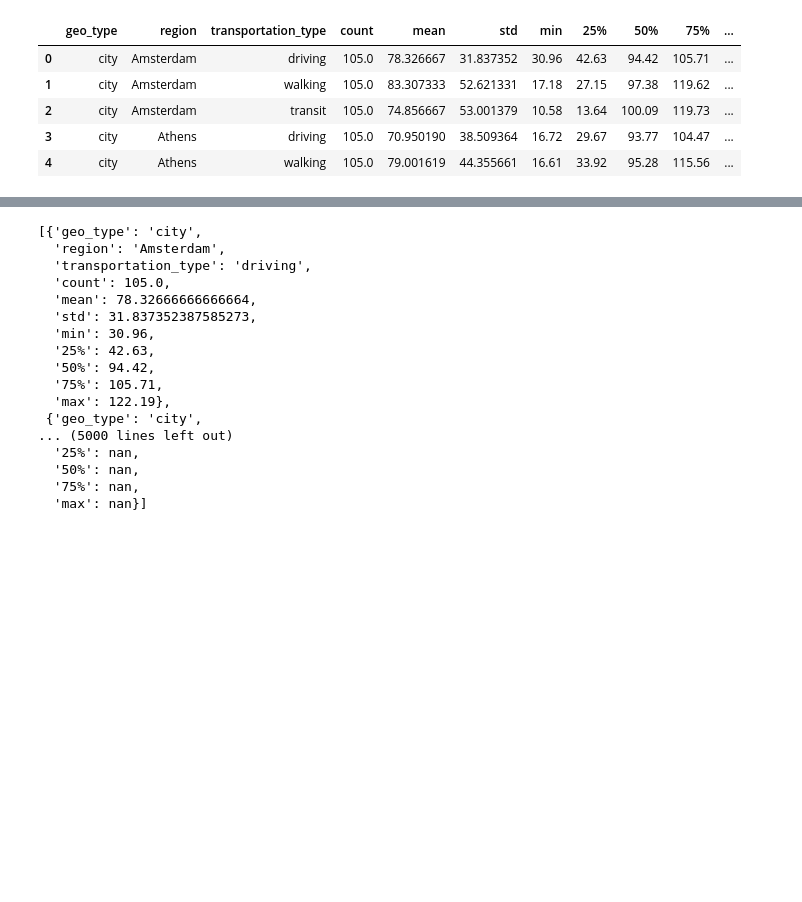
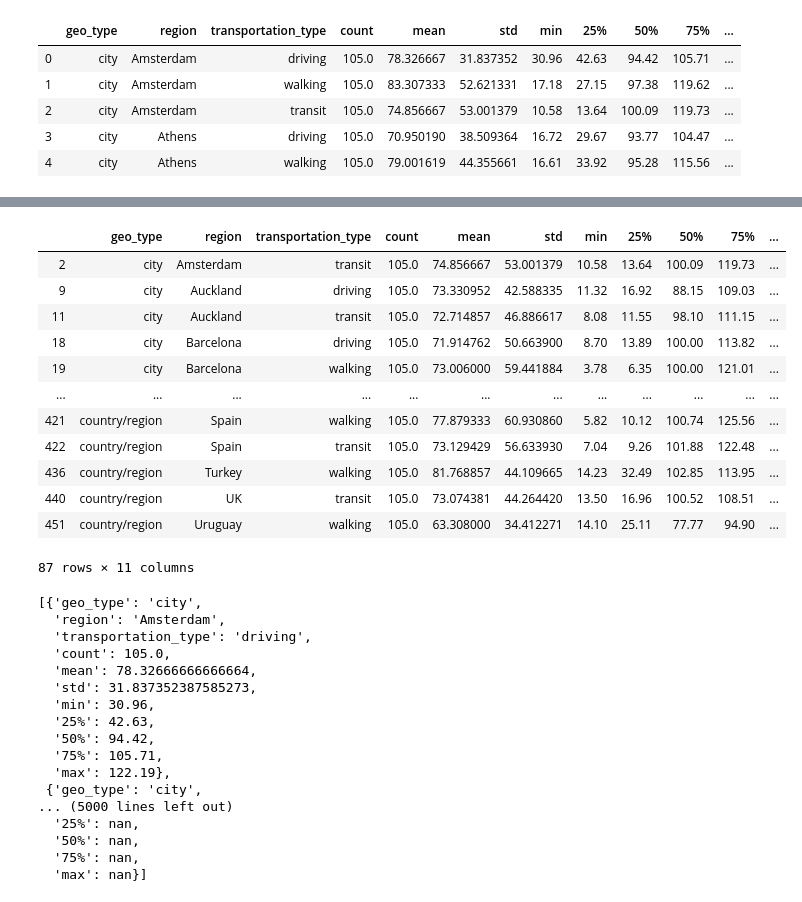
Before and after one commit to rockhound03/CovidDataExplore, a Jupyter notebook: Covid_analytics.ipynb, the cells around one changed output, grey strips where cells are left out. Saved outputs shown, nothing was run; the diff lists cells and outputs as text; code cells hidden in the pictures; blank space fills up the shorter version.

```diff
--- a/Covid_analytics.ipynb
+++ b/Covid_analytics.ipynb
@@ -164,3 +178,19 @@ stats_df.head(5)
+# %%
+below
+# %% [output]
+|  | geo_type | region | transportation_type | count | mean | std | min | 25% | 50% | 75% | ... |
+| 2 | city | Amsterdam | transit | 105.0 | 74.856667 | 53.001379 | 10.58 | 13.64 | 100.09 | 119.73 | ... |
+| 9 | city | Auckland | driving | 105.0 | 73.330952 | 42.588335 | 11.32 | 16.92 | 88.15 | 109.03 | ... |
+| 11 | city | Auckland | transit | 105.0 | 72.714857 | 46.886617 | 8.08 | 11.55 | 98.10 | 111.15 | ... |
+| 18 | city | Barcelona | driving | 105.0 | 71.914762 | 50.663900 | 8.70 | 13.89 | 100.00 | 113.82 | ... |
+| 19 | city | Barcelona | walking | 105.0 | 73.006000 | 59.441884 | 3.78 | 6.35 | 100.00 | 121.01 | ... |
+| ... | ... | ... | ... | ... | ... | ... | ... | ... | ... | ... | ... |
+| 421 | country/region | Spain | walking | 105.0 | 77.879333 | 60.930860 | 5.82 | 10.12 | 100.74 | 125.56 | ... |
+| 422 | country/region | Spain | transit | 105.0 | 73.129429 | 56.633930 | 7.04 | 9.26 | 101.88 | 122.48 | ... |
+| 436 | country/region | Turkey | walking | 105.0 | 81.768857 | 44.109665 | 14.23 | 32.49 | 102.85 | 113.95 | ... |
+| 440 | country/region | UK | transit | 105.0 | 73.074381 | 44.264420 | 13.50 | 16.96 | 100.52 | 108.51 | ... |
+| 451 | country/region | Uruguay | walking | 105.0 | 63.308000 | 34.412271 | 14.10 | 25.11 | 77.77 | 94.90 | ... |
+87 rows × 11 columns
 # %%
 stats_summary_all
 # %% [output]
```
Also changed, not shown: parts of 3 cells of this notebook.
